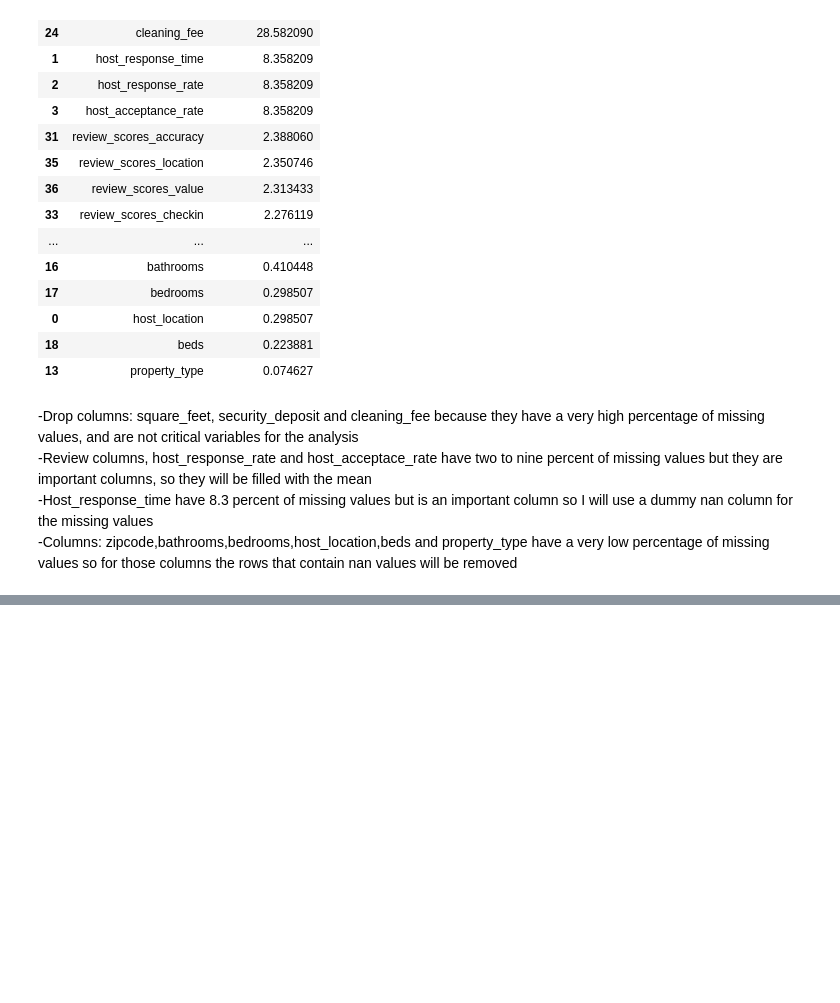
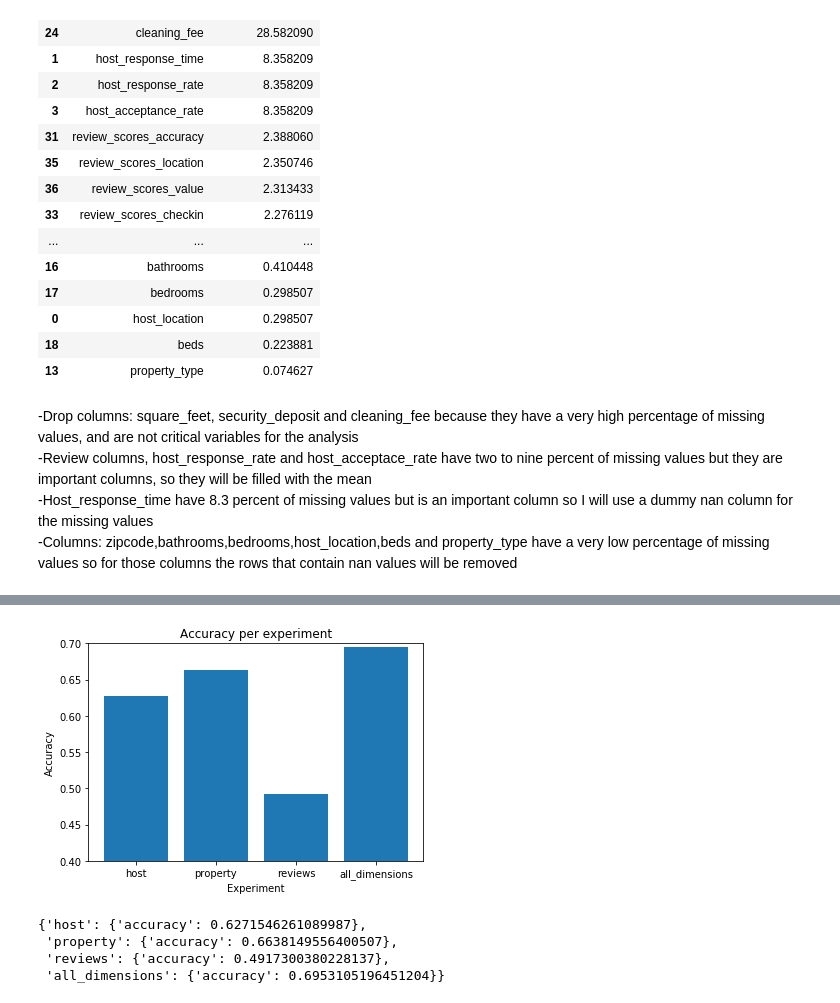
Before and after one commit to jordiagv/project1_datascientist_nanodegree, a Jupyter notebook: final_final_integrate.ipynb, the cells around one changed output, grey strips where cells are left out. Drawn from its saved outputs; the diff is of its cells as text; code cells hidden in the pictures; blank space fills up the shorter version.

```diff
--- a/final_final_integrate.ipynb
+++ b/final_final_integrate.ipynb
@@ -485,0 +470,39 @@ feature_importance = pd.Series(rfc.feature_importances_,index=list(x.columns)).s
+# %%
+select_df = sentiment_experiment['withoutsentiment'].copy()
+# %%
+# Transform to function, use the select df and the columns_for_analysis and return df_per_dimension and columns dimension df
+columns_per_dimension = {}
+for dummy in select_df.columns:
+    column = dummy.split("-")[0]
+    if column in columns_for_analysis.keys():
+        column_dimension = columns_for_analysis[column]
+        if column_dimension in columns_per_dimension.keys() and column_dimension != "output":
+            columns_per_dimension[column_dimension].append(dummy)
+        elif column_dimension not in columns_per_dimension.keys() and column_dimension != "output":
+            columns_per_dimension[column_dimension] = [dummy,"occupation_percentage_categoric"]
+
+df_per_dimension = {}
+for dimension in columns_per_dimension.keys():
+    columns = columns_per_dimension[dimension]
+    df = select_df[columns]
+    df_per_dimension[dimension] = df
+
+column_dimension = []
+for dimension in columns_per_dimension.keys():
+    for column in columns_per_dimension[dimension]:
+        column_dimension.append([column,dimension])
+
+df_column_dimension = pd.DataFrame(column_dimension, columns = ['column','dimension'])
+# %%
+df_per_dimension["all_dimensions"] = select_df
+# %%
+dimension_experiment_results = experiment_randomforestclassifier(df_per_dimension,40)
+# %% [output]
+[figure, added]
+# %%
+dimension_experiment_results
+# %% [output]
+{'host': {'accuracy': 0.6271546261089987},
+ 'property': {'accuracy': 0.6638149556400507},
+ 'reviews': {'accuracy': 0.4917300380228137},
+ 'all_dimensions': {'accuracy': 0.6953105196451204}}
```
Also changed, not shown: parts of 62 cells of this notebook, 15 other files.
